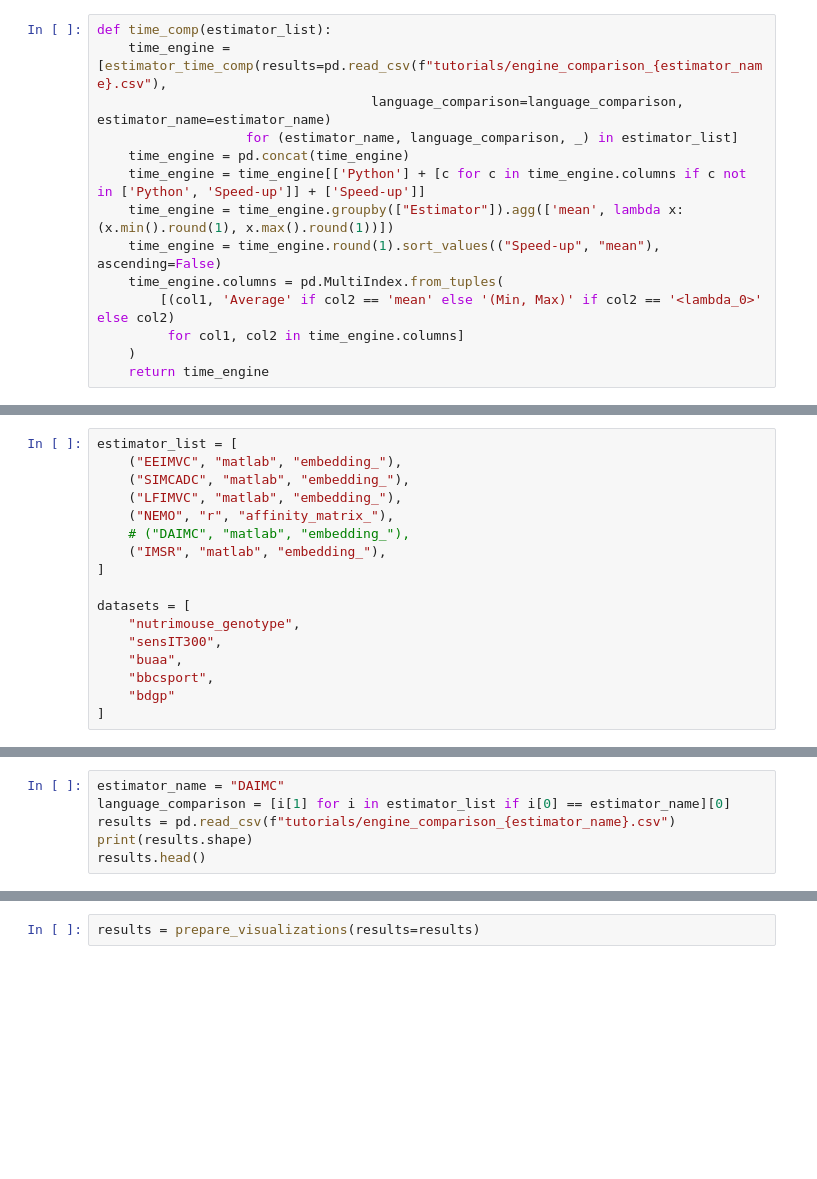
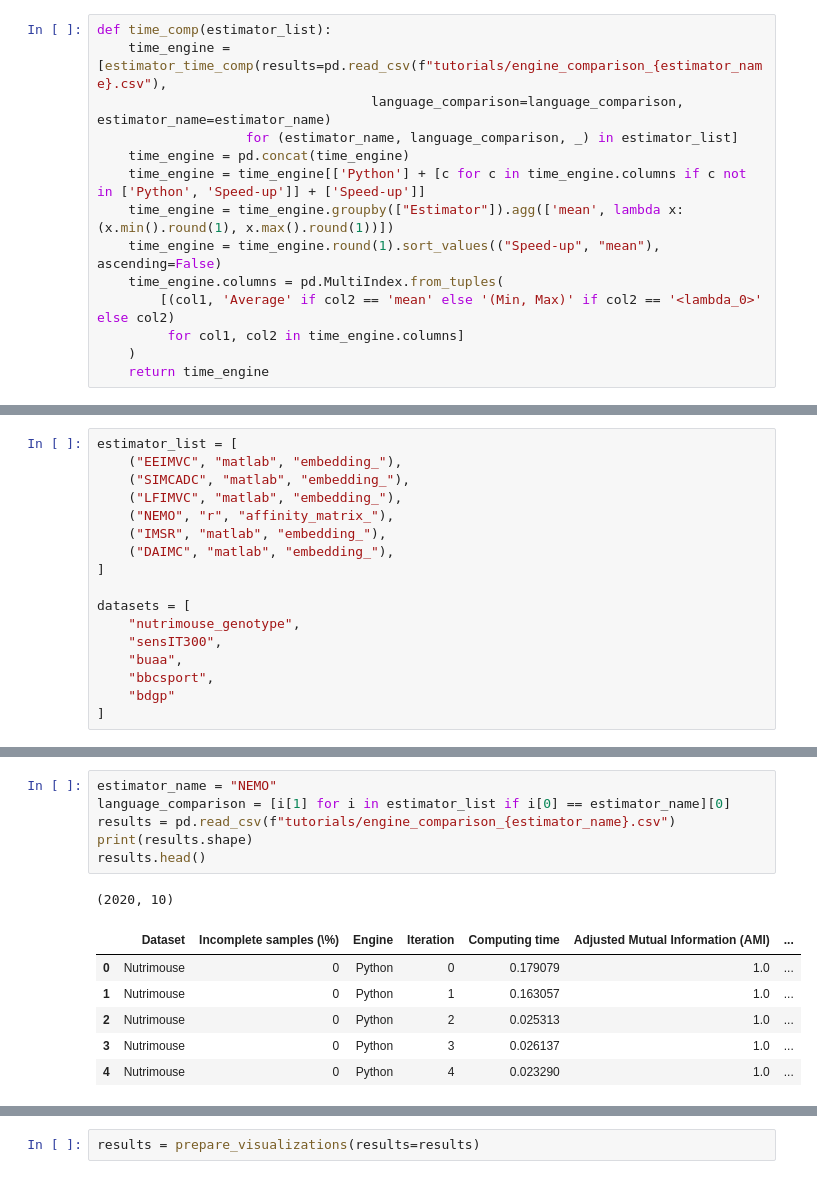
Before and after one commit to RafRomB/imml, a Jupyter notebook: tutorials/engine_comparison.ipynb, the cells around one changed output, grey strips where cells are left out. Drawn from its saved outputs; the diff is of its cells as text; blank space fills up the shorter version.

```diff
--- a/tutorials/engine_comparison.ipynb
+++ b/tutorials/engine_comparison.ipynb
@@ -175,8 +183,8 @@ estimator_list = [
     ("SIMCADC", "matlab", "embedding_"),
     ("LFIMVC", "matlab", "embedding_"),
     ("NEMO", "r", "affinity_matrix_"),
-    # ("DAIMC", "matlab", "embedding_"),
     ("IMSR", "matlab", "embedding_"),
+    ("DAIMC", "matlab", "embedding_"),
 ]
 
 datasets = [
@@ -203,8 +239,16 @@ time_engine
 # %%
-estimator_name = "DAIMC"
+estimator_name = "NEMO"
 language_comparison = [i[1] for i in estimator_list if i[0] == estimator_name][0]
 results = pd.read_csv(f"tutorials/engine_comparison_{estimator_name}.csv")
 print(results.shape)
 results.head()
+# %% [output]
+(2020, 10)
+|  | Dataset | Incomplete samples (\%) | Engine | Iteration | Computing time | Adjusted Mutual Information (AMI) | ... |
+| 0 | Nutrimouse | 0 | Python | 0 | 0.179079 | 1.0 | ... |
+| 1 | Nutrimouse | 0 | Python | 1 | 0.163057 | 1.0 | ... |
+| 2 | Nutrimouse | 0 | Python | 2 | 0.025313 | 1.0 | ... |
+| 3 | Nutrimouse | 0 | Python | 3 | 0.026137 | 1.0 | ... |
+| 4 | Nutrimouse | 0 | Python | 4 | 0.023290 | 1.0 | ... |
 # %%
 estimator_time_comp(results.copy(), estimator_name, language_comparison)
```
Also changed, not shown: parts of 11 cells of this notebook.
